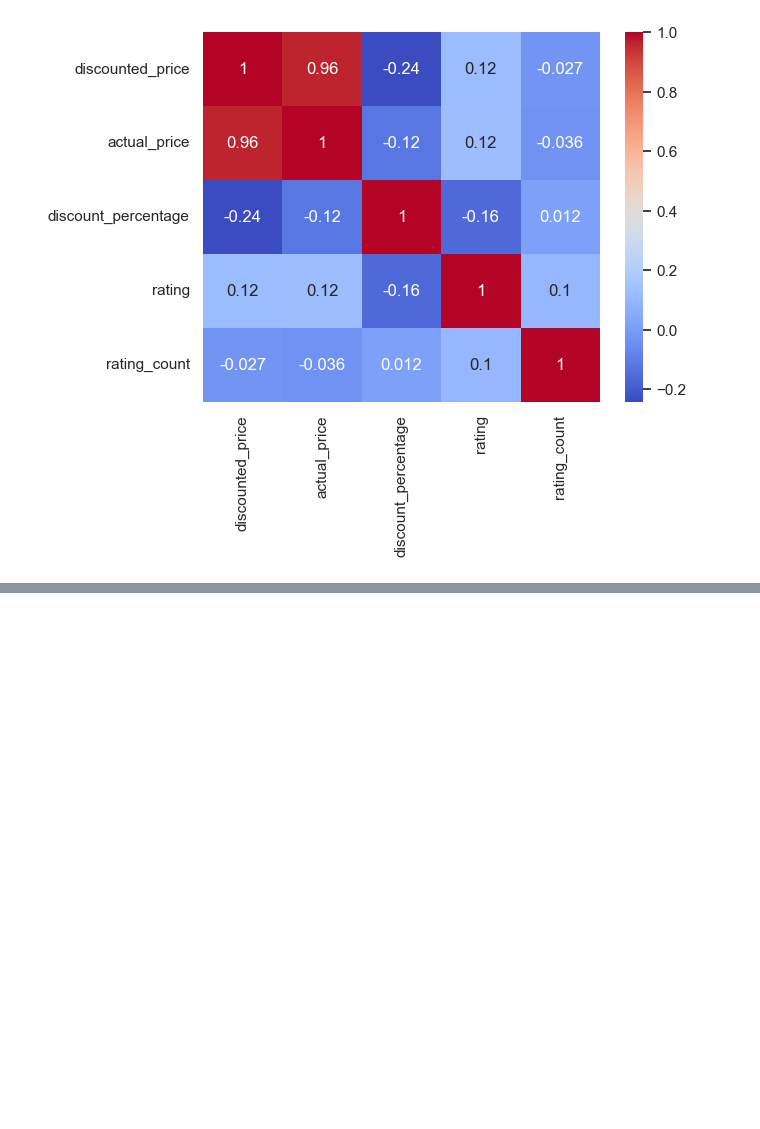
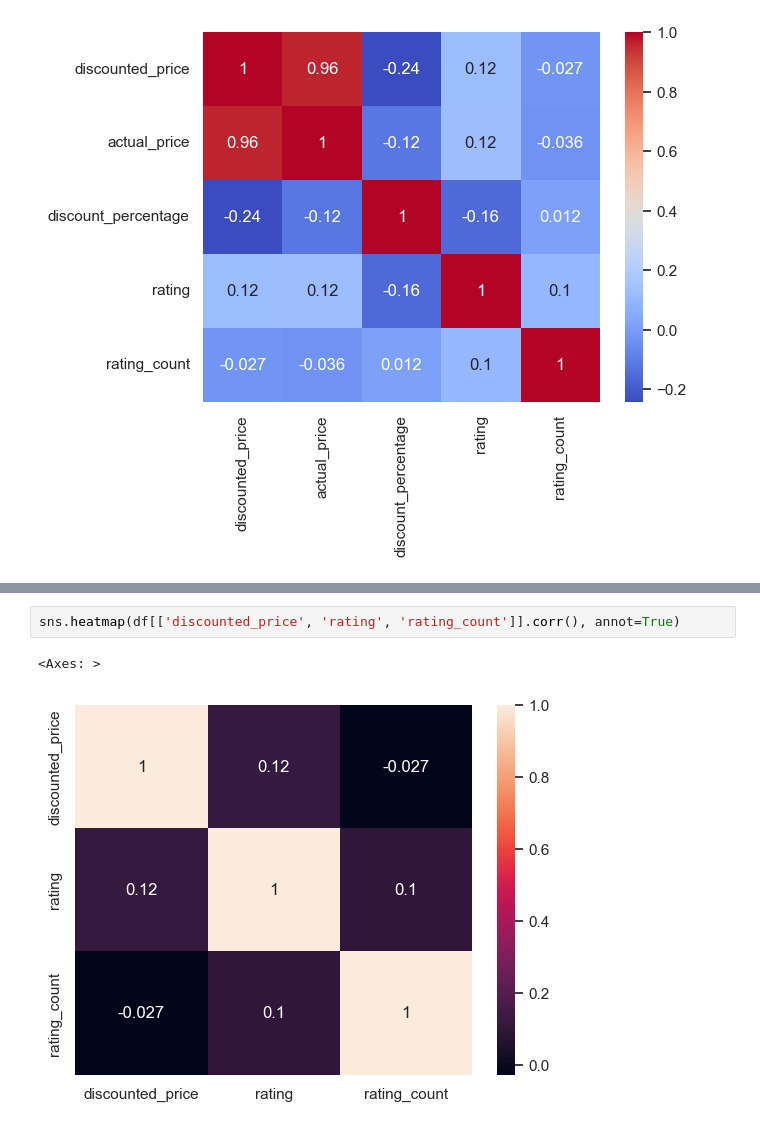
Before and after one commit to rpatel0022/Amazon-Recommender, a Jupyter notebook: notebooks/sales.ipynb, the cells around one changed output, grey strips where cells are left out. Cells and saved outputs as stored; diff of their text form; blank space fills up the shorter version.

```diff
--- a/notebooks/sales.ipynb
+++ b/notebooks/sales.ipynb
@@ -245,0 +316,5 @@ sns.heatmap(df_floated.corr(), annot=True, cmap='coolwarm')
+# %%
+sns.heatmap(df[['discounted_price', 'rating', 'rating_count']].corr(), annot=True)
+# %% [output]
+<Axes: >
+[figure, added]
```
Also changed, not shown: parts of 16 cells of this notebook, 1 other file.
